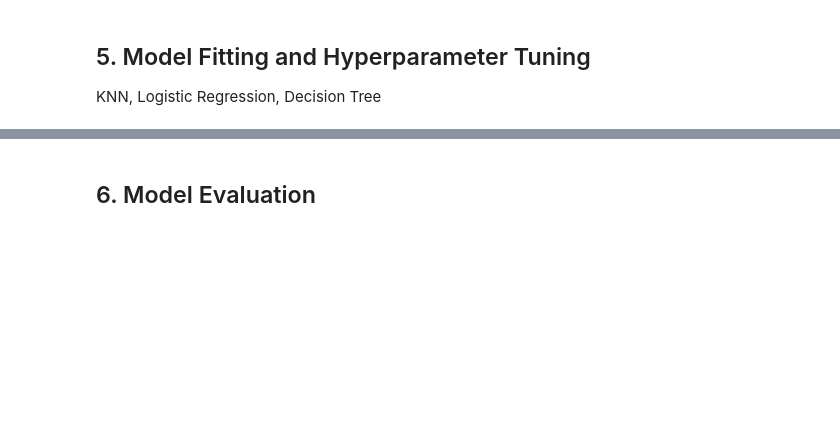
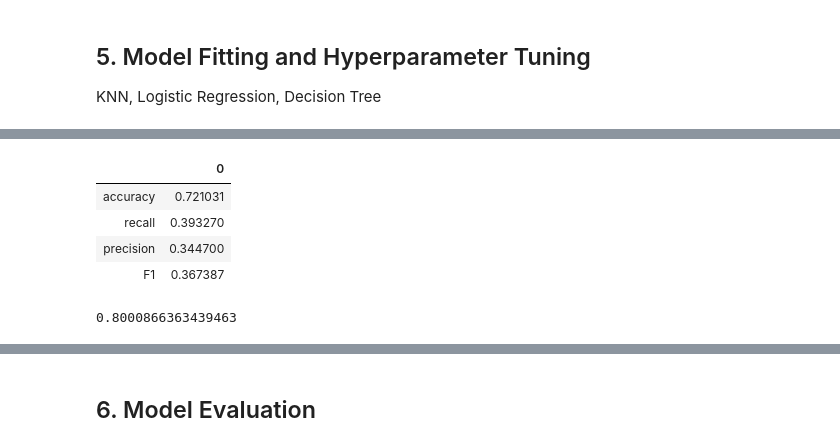
Before and after one commit to CaryMosley/Mod3Bakeoff, a Jupyter notebook: BakeCombined.ipynb, the cells around one changed output, grey strips where cells are left out. Drawn from its saved outputs; the diff is of its cells as text; code cells hidden in the pictures; blank space fills up the shorter version.

```diff
--- a/BakeCombined.ipynb
+++ b/BakeCombined.ipynb
@@ -906,0 +922,20 @@ KNN, Logistic Regression, Decision Tree
+# %%
+THRESHOLD = 0.5
+preds_tree = np.where(tree.predict_proba(X_test)[:,1] > THRESHOLD, 1, 0)
+
+pd.DataFrame(data=[metrics.accuracy_score(y_test, preds_tree), metrics.recall_score(y_test, preds_tree),
+                   metrics.precision_score(y_test, preds_tree), metrics.f1_score(y_test, preds_tree)],
+             index=["accuracy", "recall", "precision", "F1"])
+# %% [output]
+|  | 0 |
+| accuracy | 0.721031 |
+| recall | 0.393270 |
+| precision | 0.344700 |
+| F1 | 0.367387 |
+# %%
+knn = KNeighborsClassifier()
+knn.fit(X_train,y_train)
+y_pred_class_knn = knn.predict(X_test)
+print(metrics.accuracy_score(y_test, y_pred_class_knn))
+# %% [output]
+0.8000866363439463
```
Also changed, not shown: parts of 30 cells of this notebook.
